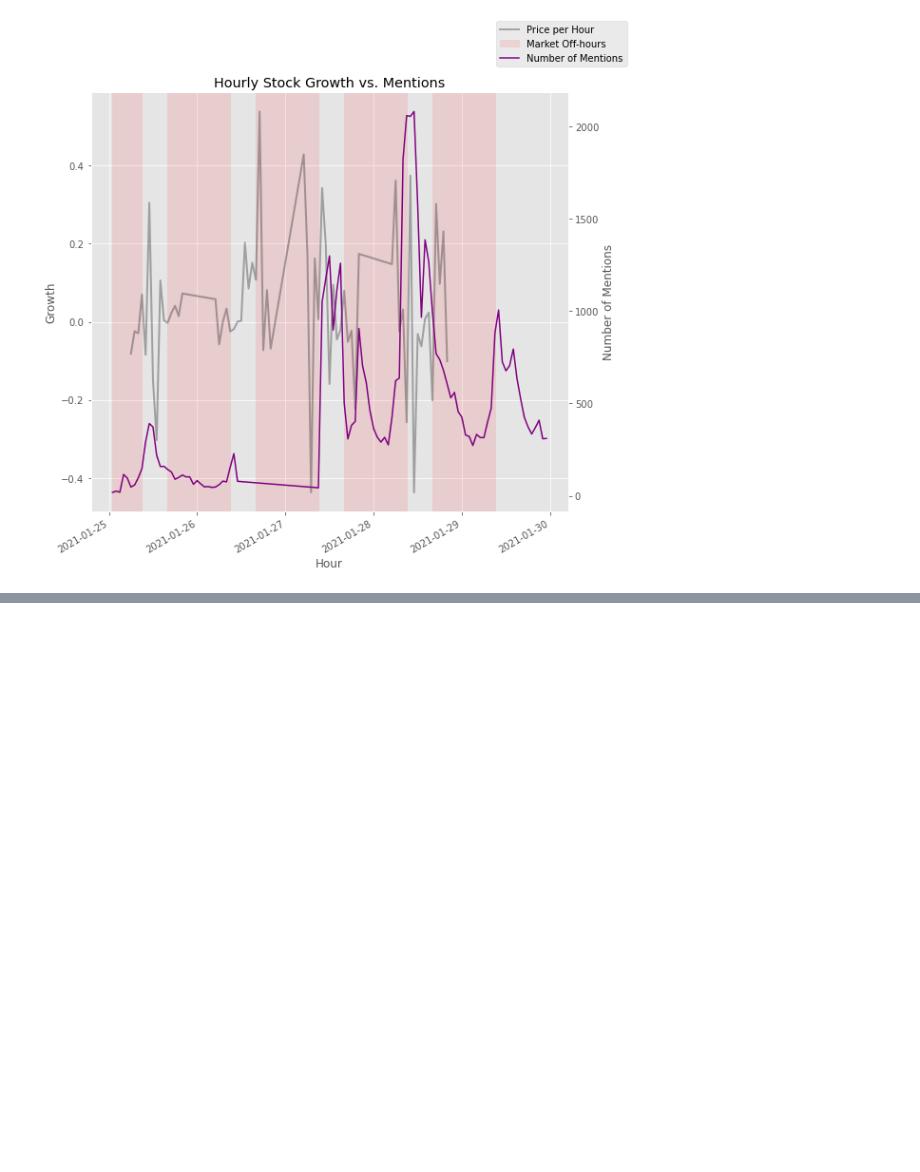
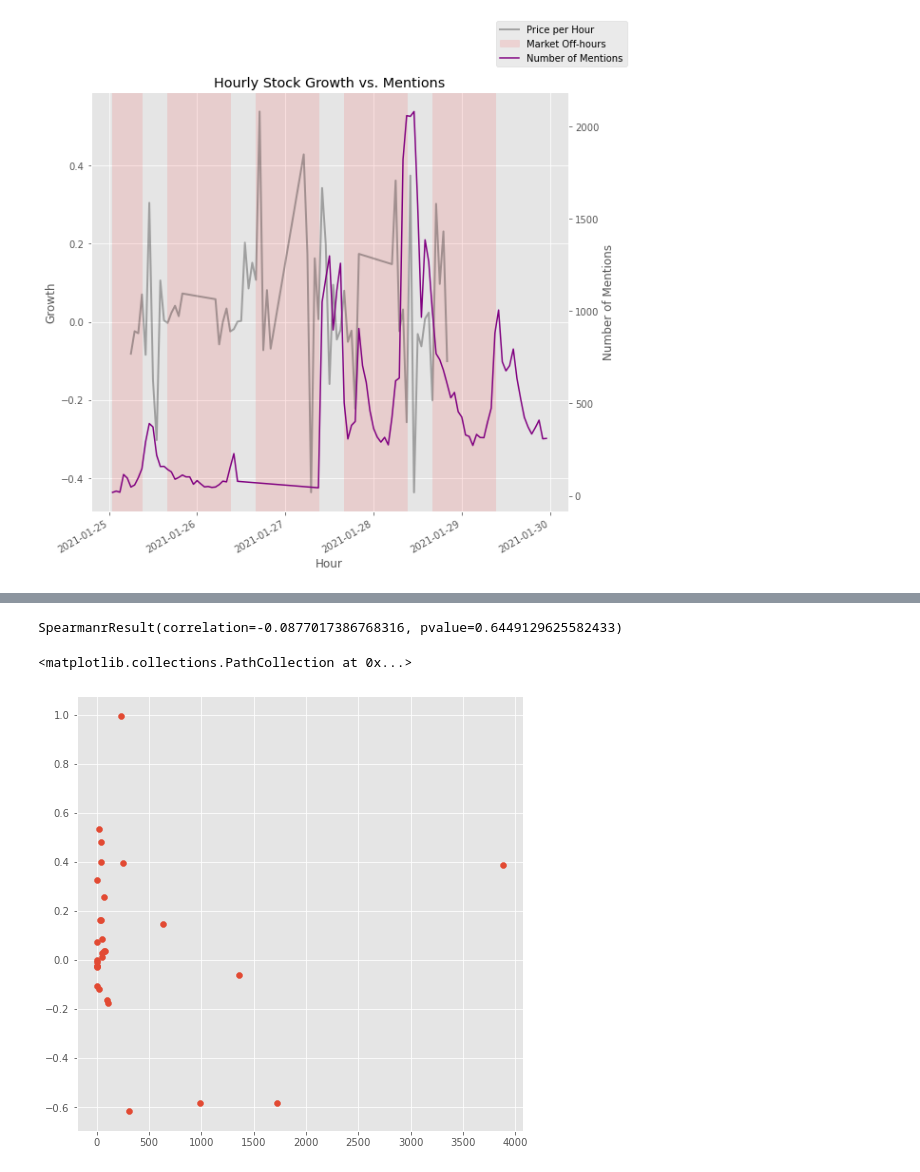
Before and after one commit to daniellkennett/WallstreetbetsAnalysis, a Jupyter notebook: WSB EDA.ipynb, the cells around one changed output, grey strips where cells are left out. Saved outputs shown, nothing was run; the diff lists cells and outputs as text; code cells hidden in the pictures; blank space fills up the shorter version.

```diff
--- a/WSB EDA.ipynb
+++ b/WSB EDA.ipynb
@@ -383,0 +365,11 @@ growth_vs_hr
+# %%
+s_corr = stats.spearmanr(growth_vs_hr['count'], growth_vs_hr['percent change'])
+s_corr
+# %% [output]
+SpearmanrResult(correlation=-0.0877017386768316, pvalue=0.6449129625582433)
+# %%
+fig, ax = plt.subplots(figsize=(8,8))
+ax.scatter(growth_vs_hr['count'], growth_vs_hr['percent change'])
+# %% [output]
+<matplotlib.collections.PathCollection at 0x...>
+[figure, added]
```
Also changed, not shown: parts of 4 cells of this notebook.
